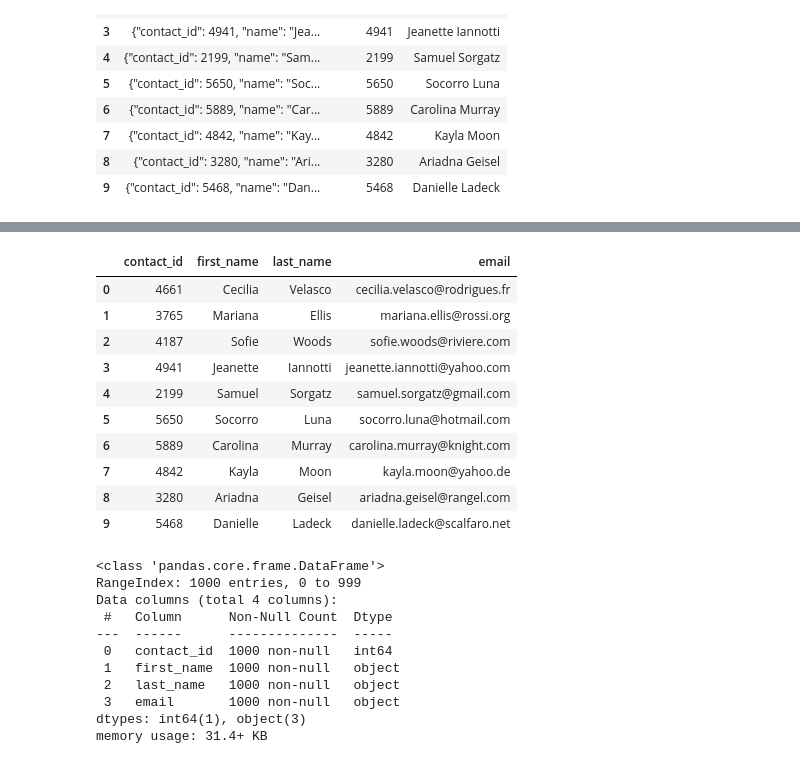
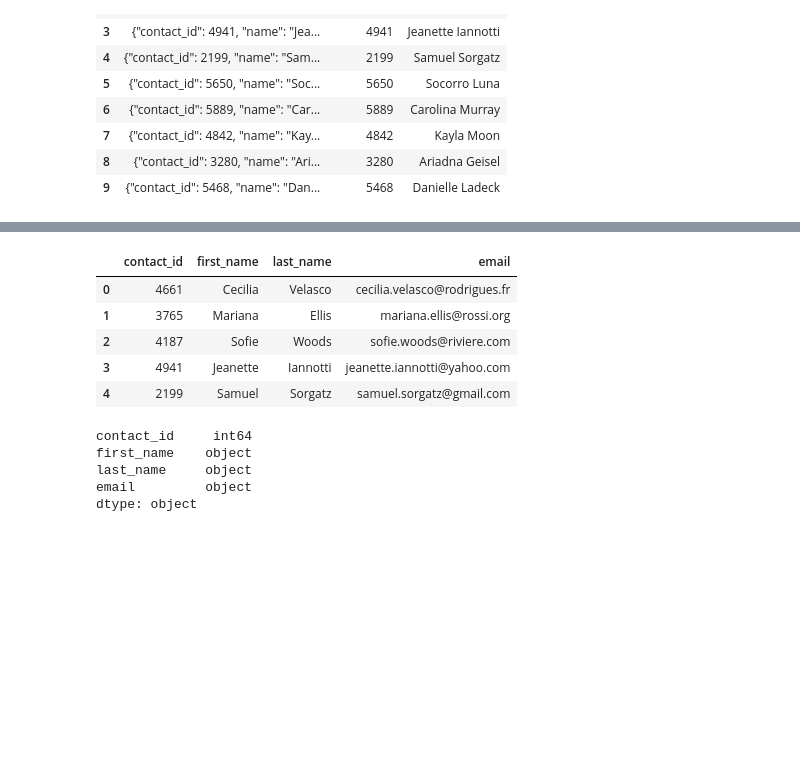
Before and after one commit to grant-i/Crowdfunding_ETL, a Jupyter notebook: ETL_Mini_Project_GItow.ipynb, the cells around one changed output, grey strips where cells are left out. Saved outputs shown, nothing was run; the diff lists cells and outputs as text; code cells hidden in the pictures; blank space fills up the shorter version.

Commit message:
extract done

```diff
--- a/ETL_Mini_Project_GItow.ipynb
+++ b/ETL_Mini_Project_GItow.ipynb
@@ -416,5 +405,6 @@ memory usage: 15.8+ KB
 # %%
 # Extract the name of the contact and add it to a new column.
+contact_info_df_copy['name'] = contact_info_df_copy['contact_info'].str.extract(r'"name": "([^"]+)"')
 # %% [output]
 |  | contact_info | contact_id | name |
 | 0 | {"contact_id": 4661, "name": "Cec... | 4661 | Cecilia Velasco |
@@ -429,3 +419,4 @@ memory usage: 15.8+ KB
 | 9 | {"contact_id": 5468, "name": "Dan... | 5468 | Danielle Ladeck |
 # %%
 # Extract the email from the contacts and add the values to a new column.
+contact_info_df_copy['email'] = contact_info_df_copy['contact_info'].str.extract(r'"email": "([^"]+)"')
@@ -444,5 +423,7 @@ memory usage: 15.8+ KB
 # %%
 # Create a copy of the contact_info_df with the 'contact_id', 'name', 'email' columns.
+contact_info_df_copy_copy = contact_info_df_copy[['contact_id', 'name', 'email']]
+contact_info_df_copy_copy.head()
 # %% [output]
 |  | contact_id | name | email |
 | 0 | 4661 | Cecilia Velasco | cecilia.velasco@rodrigues.fr |
@@ -458,5 +434,6 @@ memory usage: 15.8+ KB
 # %%
 # Create a "first"name" and "last_name" column with the first and last names from the "name" column.
-
+contact_info_df_copy_copy[['first_name', 'last_name']] = contact_info_df_copy_copy['name'].str.split(' ', expand=True)
 
 # Drop the contact_name column
+contact_info_df_copy_copy.drop(columns=['name'], inplace=True)
@@ -475,31 +440,23 @@ memory usage: 15.8+ KB
 # %%
 # Reorder the columns
+contact_info_df_copy_copy = contact_info_df_copy_copy[['contact_id', 'first_name', 'last_name', 'email']]
+contact_info_df_copy_copy.head()
 # %% [output]
 |  | contact_id | first_name | last_name | email |
 | 0 | 4661 | Cecilia | Velasco | cecilia.velasco@rodrigues.fr |
 | 1 | 3765 | Mariana | Ellis | mariana.ellis@rossi.org |
 | 2 | 4187 | Sofie | Woods | sofie.woods@riviere.com |
 | 3 | 4941 | Jeanette | Iannotti | jeanette.iannotti@yahoo.com |
 | 4 | 2199 | Samuel | Sorgatz | samuel.sorgatz@gmail.com |
-| 5 | 5650 | Socorro | Luna | socorro.luna@hotmail.com |
-| 6 | 5889 | Carolina | Murray | carolina.murray@knight.com |
-| 7 | 4842 | Kayla | Moon | kayla.moon@yahoo.de |
-| 8 | 3280 | Ariadna | Geisel | ariadna.geisel@rangel.com |
-| 9 | 5468 | Danielle | Ladeck | danielle.ladeck@scalfaro.net |
 # %%
 # Check the datatypes one more time before exporting as CSV file.
+contact_info_df_copy_copy.dtypes
 # %% [output]
-<class 'pandas.core.frame.DataFrame'>
-RangeIndex: 1000 entries, 0 to 999
-Data columns (total 4 columns):
- #   Column      Non-Null Count  Dtype
----  ------      --------------  -----
- 0   contact_id  1000 non-null   int64
- 1   first_name  1000 non-null   object
- 2   last_name   1000 non-null   object
- 3   email       1000 non-null   object
-dtypes: int64(1), object(3)
-memory usage: 31.4+ KB
+contact_id     int64
+first_name    object
+last_name     object
+email         object
+dtype: object
 # %%
 # Export the DataFrame as a CSV file.
 # contacts_df_clean.to_csv("Resources/contacts.csv", encoding='utf8', index=False)
```
Also changed, not shown: parts of 13 cells of this notebook.
